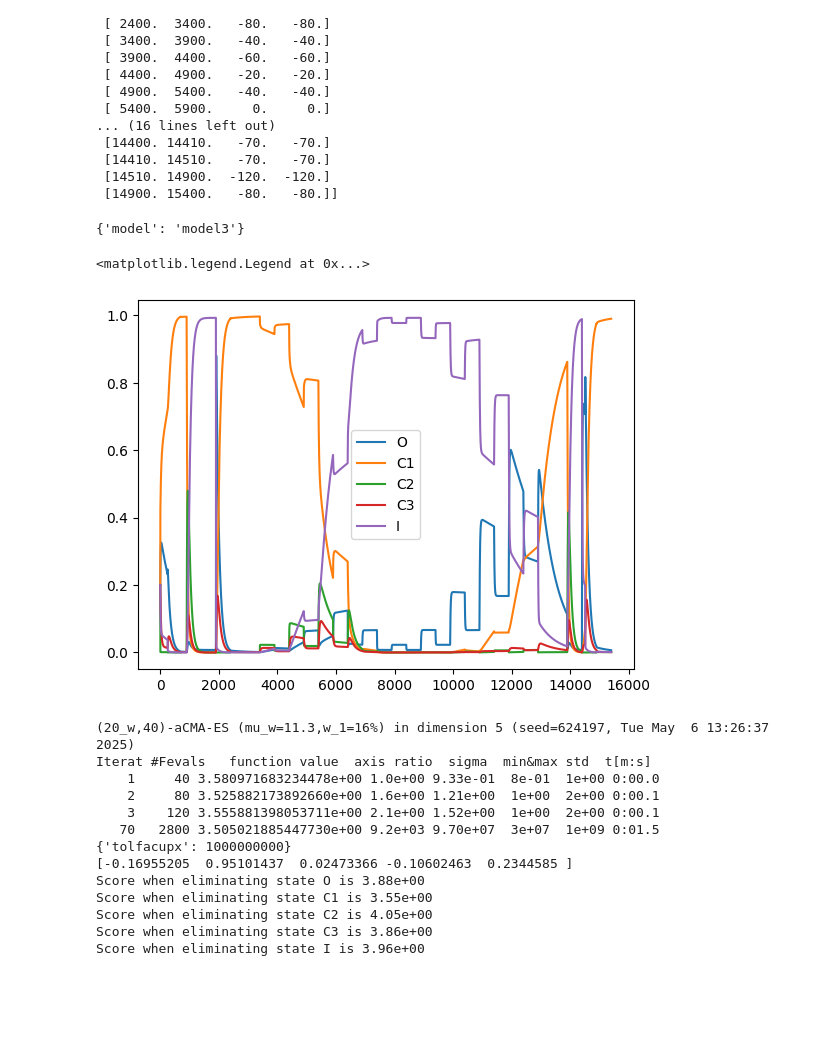
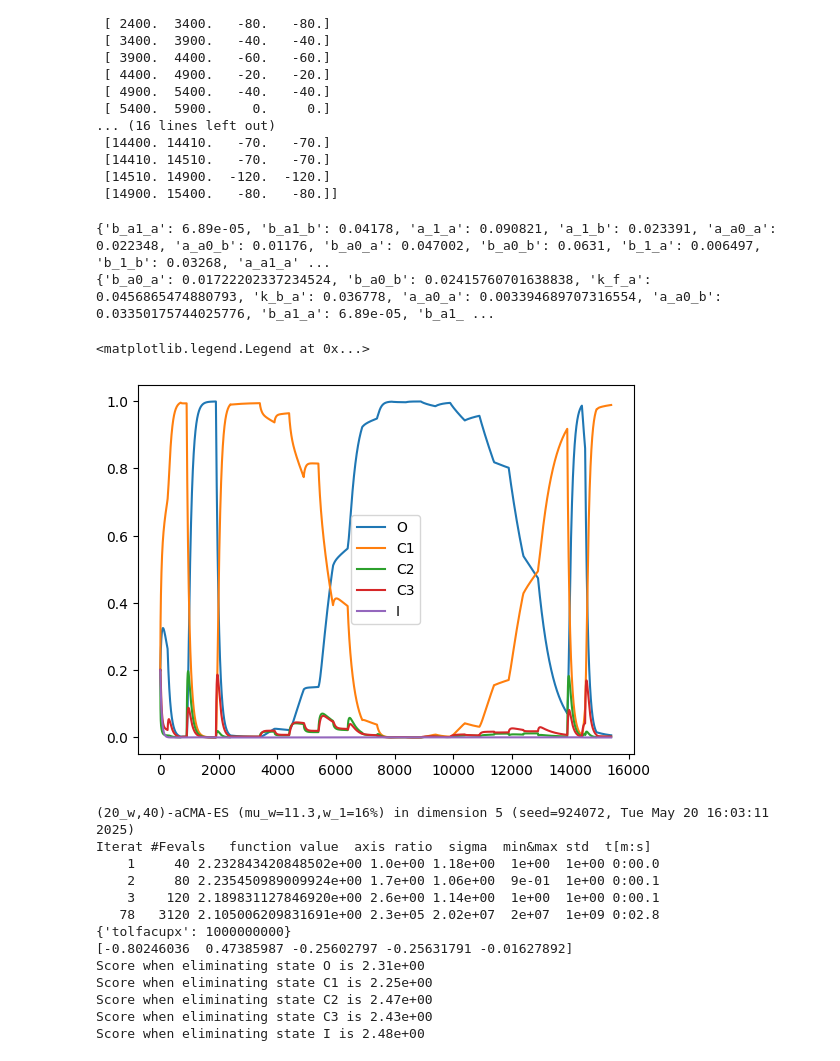
Before and after one commit to joeyshuttleworth/irreducible_markov_models, a Jupyter notebook: notebooks/model_reduction_demonstration.ipynb, the cells around one changed output. Drawn from its saved outputs; the diff is of its cells as text; code cells hidden in the pictures; blank space fills up the shorter version.

```diff
--- a/notebooks/model_reduction_demonstration.ipynb
+++ b/notebooks/model_reduction_demonstration.ipynb
@@ -269,18 +339,15 @@ def opt_func(x, Q_func, voltages):
 
     return np.log10(np.mean(conds))
 # %%
-# Changes options here
+# Reverse parameter translation dict
+param_translation_dict = {v: k for k, v in param_translation_dict.items()}
 
-args = {
-        'model': 'model3'
-}
-print(args)
 # Construct model using Markov builder
 if args['model'] == 'Wang':
     mc = construct_wang_chain()
 elif args['model']== 'Mazhari':
     mc = construct_mazhari_chain()
-elif args['model'][5:] == 'model':
+elif args['model'][:5] == 'model':
     model_no = int(args['model'][5:])
     from markov_builder.models.thirty_models import (
         model_00,
@@ -327,14 +394,30 @@ elif args['model'][5:] == 'model':
         model_26, model_27, model_28, model_29, model_30
     ]
     mc = thirty_models[model_no]()
-
 # Code doesn't currently work with "disconnected models"
 # It could be adapted by turning the models into connected models or
 # considering each component individually
 if not mc.is_connected():
     raise NotImplementedError
+
+print(mc.default_values)
+
+if args['default_parameters']:
+    default_parameters = args['default_parameters']
+else:
+    default_parameters = mc.default_values
+
+if args['model'] == 'Wang' and args['use_alternative_wang_parameters']:
+    default_parameters = {k: Wang_param_dict[param_translation_dict[k]]
+                          if k in param_translation_dict else v
+                          for k, v in default_parameters.items()}
+
+print(default_parameters)
+if args['default_parameters']:
+    mc.default_values = default_parameters
 # %% [output]
-{'model': 'model3'}
+{'b_a1_a': 6.89e-05, 'b_a1_b': 0.04178, 'a_1_a': 0.090821, 'a_1_b': 0.023391, 'a_a0_a': 0.022348, 'a_a0_b': 0.01176, 'b_a0_a': 0.047002, 'b_a0_b': 0.0631, 'b_1_a': 0.006497, 'b_1_b': 0.03268, 'a_a1_a' ...
+{'b_a0_a': 0.01722202337234524, 'b_a0_b': 0.02415760701638838, 'k_f_a': 0.0456865474880793, 'k_b_a': 0.036778, 'a_a0_a': 0.003394689707316554, 'a_a0_b': 0.03350175744025776, 'b_a1_a': 6.89e-05, 'b_a1_ ...
 # %%
 # Set up some convinient variables for later use
 states = mc.get_states()
@@ -349,33 +432,39 @@ tend = np.array(protocol)[-1, 1]
 ts = np.linspace(0, int(tend), int(tend) + 1)
 # %%
 # Store and plot reference solution
-ref_res = get_reference_solution(mc, protocol, ts, protocol_func)
+tol = 1e-12
+
+if args['model'] == 'Wang':
+    tol = 1e-8
+
+ref_res = get_reference_solution(mc, protocol, ts, protocol_func, tol=tol, scaling_factor=args['scaling_factor'],
+                                 default_parameters=default_parameters)
+
 plt.plot(ts, ref_res, label=states)
 plt.legend()
 # %% [output]
 <matplotlib.legend.Legend at 0x...>
-[figure, old version]
+[figure, new version]
 # %%
 # Try eliminating first state
 eliminated_state = states[0]
 labels = [s for s in states if s not in eliminated_state]
 A, B = mc.eliminate_state_from_transition_matrix(labels,
                                                  use_parameters=True)
-
-# Setup MarkovModel class
-GKr_index = len(parameter_labels) - 1
-default_parameters = np.array([val
-                            for key, val in mc.default_values.items()
-                            if (str(key) not in ['E_Kr', 'E_rev', 'V'] and val is not None)])
-
 symbols = {}
 symbols['v'] = sp.sympify('V')
 symbols['p'] = sp.Matrix([sp.sympify(p) for p in parameter_labels])
 symbols['y'] = sp.Matrix([mc.get_state_symbol(s)
                             for s in labels])
+GKr_index = len(symbols['p']) - 1
+
+default_parameters_vec = np.array([val
+                               for key, val in mc.default_values.items()
+                               if (str(key) not in ['E_Kr', 'E_rev', 'V'] and val is not None)])
+
 mm = MarkovModel(symbols, A, B, mc.rate_expressions,
                  voltage=protocol_func,
-                 default_parameters=default_parameters,
+                 default_parameters=default_parameters_vec,
                  Q=Q, name=mc.name,
                  parameter_labels=parameter_labels,
                  GKr_index=GKr_index,
@@ -386,9 +475,10 @@ rates_func = mm.get_rates_func()
 Q_func = njit(sp.lambdify((mm.rates_dict.keys(), mm.v), Q))
 
 # Then we need a wrapper that only takes the voltage parameter (using default Markov-builder parameters)
+sf = args['scaling_factor']
 @njit
 def _Q_func(v):
-    rates = rates_func(default_parameters, v).flatten()
+    rates = rates_func(default_parameters_vec * sf, v).flatten()
     return Q_func(rates, v)
 
 voltages = np.unique(protocol[:, 2:])
@@ -435,19 +525,19 @@ for i, state in enumerate(states):
     score = opt_func(vec, _Q_func, voltages)
     print(f"Score when eliminating state {state} is {score:.2e}")
 # %% [output]
-(20_w,40)-aCMA-ES (mu_w=11.3,w_1=16%) in dimension 5 (seed=624197, Tue May  6 13:26:37 2025)
+(20_w,40)-aCMA-ES (mu_w=11.3,w_1=16%) in dimension 5 (seed=924072, Tue May 20 16:03:11 2025)
 Iterat #Fevals   function value  axis ratio  sigma  min&max std  t[m:s]
-    1     40 3.580971683234478e+00 1.0e+00 9.33e-01  8e-01  1e+00 0:00.0
-    2     80 3.525882173892660e+00 1.6e+00 1.21e+00  1e+00  2e+00 0:00.1
-    3    120 3.555881398053711e+00 2.1e+00 1.52e+00  1e+00  2e+00 0:00.1
-   70   2800 3.505021885447730e+00 9.2e+03 9.70e+07  3e+07  1e+09 0:01.5
+    1     40 2.232843420848502e+00 1.0e+00 1.18e+00  1e+00  1e+00 0:00.0
+    2     80 2.235450989009924e+00 1.7e+00 1.06e+00  9e-01  1e+00 0:00.1
+    3    120 2.189831127846920e+00 2.6e+00 1.14e+00  1e+00  1e+00 0:00.1
+   78   3120 2.105006209831691e+00 2.3e+05 2.02e+07  2e+07  1e+09 0:02.8
 {'tolfacupx': 1000000000}
-[-0.16955205  0.95101437  0.02473366 -0.10602463  0.2344585 ]
-Score when eliminating state O is 3.88e+00
-Score when eliminating state C1 is 3.55e+00
-Score when eliminating state C2 is 4.05e+00
-Score when eliminating state C3 is 3.86e+00
-Score when eliminating state I is 3.96e+00
+[-0.80246036  0.47385987 -0.25602797 -0.25631791 -0.01627892]
+Score when eliminating state O is 2.31e+00
+Score when eliminating state C1 is 2.25e+00
+Score when eliminating state C2 is 2.47e+00
+Score when eliminating state C3 is 2.43e+00
+Score when eliminating state I is 2.48e+00
 # %%
 # Generate another "MarkovModel" class with our transformed/reduced system using the optimised transformation
 C, d = general_transform_with_reduction_vec(Q, resvec)
```
Also changed, not shown: parts of 8 cells of this notebook.
